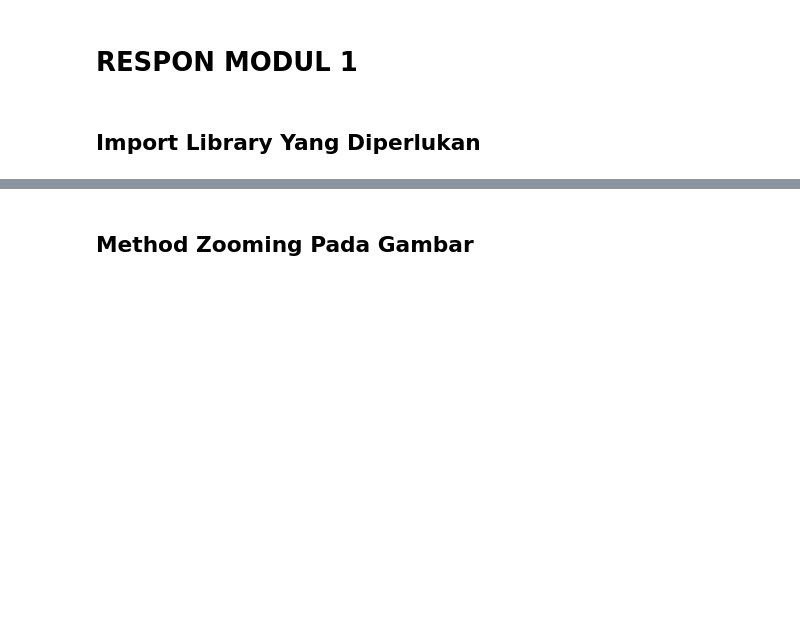
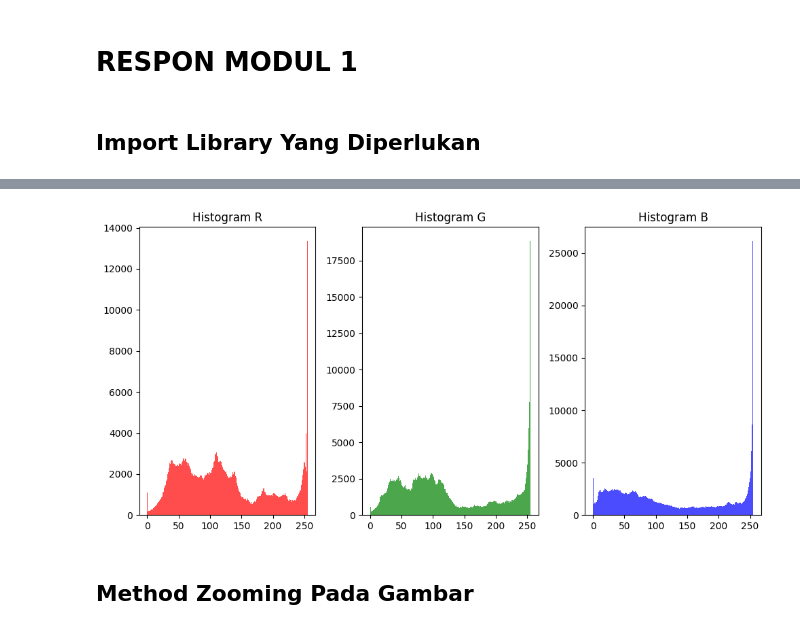
Before and after one commit to Digital-Image-Processing-2024/modul-1-respon-Riisrg, a Jupyter notebook: respon1.ipynb, the cells around one changed output, grey strips where cells are left out. Drawn from its saved outputs; the diff is of its cells as text; code cells hidden in the pictures; blank space fills up the shorter version.

```diff
--- a/respon1.ipynb
+++ b/respon1.ipynb
@@ -55,2 +49,19 @@ plt.show()
+# %%
+kanvass, koor = plt.subplots(1,3, figsize=(10,5))
+
+koor[0].hist(red.flatten(), bins=256, color='red', alpha=0.7)
+koor[0].set_title('Histogram R')
+
+koor[1].hist(green.flatten(), bins=256, color='green', alpha=0.7)
+koor[1].set_title('Histogram G')
+
+koor[2].hist(blue.flatten(), bins=256, color='blue', alpha=0.7)
+koor[2].set_title('Histogram B')
+
+
+plt.tight_layout()
+plt.show()
+# %% [output]
+[figure, added]
 # %% [markdown]
 <h2>Method Zooming Pada Gambar</h2>
```
Also changed, not shown: parts of 5 cells of this notebook.
